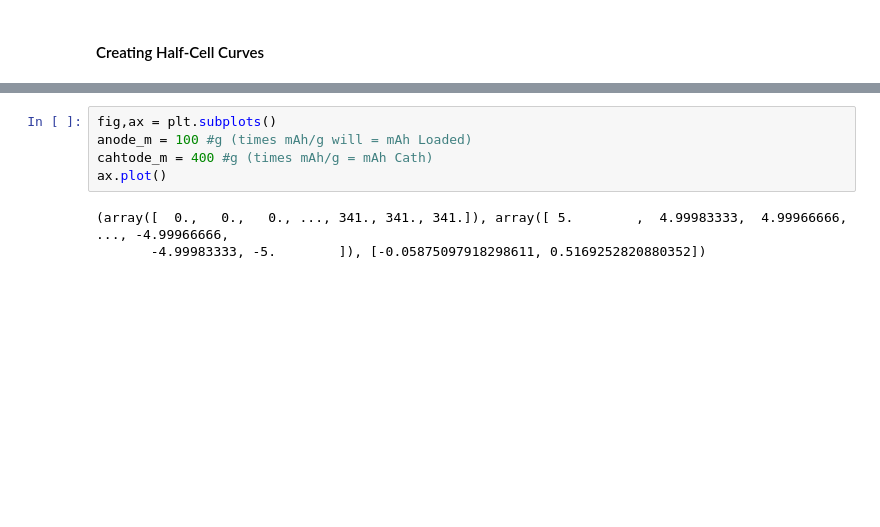
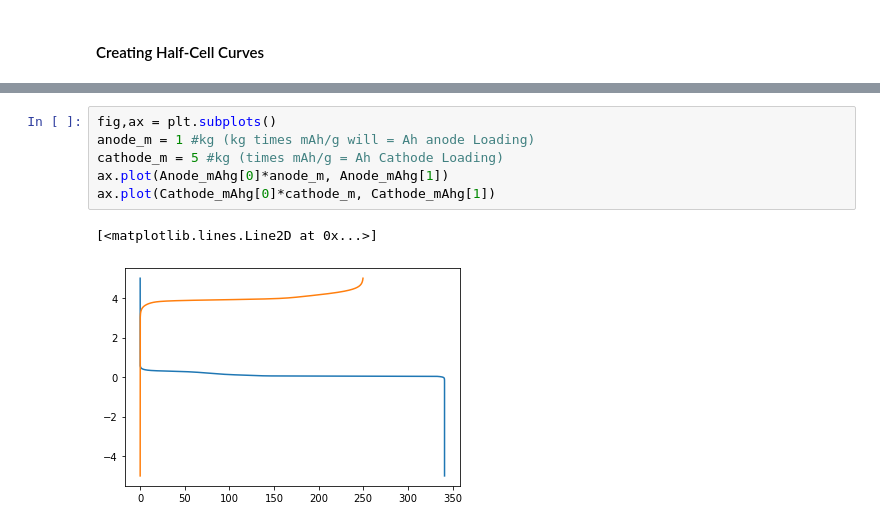
Before and after one commit to FencerDave/battchem, a Jupyter notebook: Status_2020-05-05.ipynb, the cells around one changed output, grey strips where cells are left out. Cells and saved outputs as stored; diff of their text form; blank space fills up the shorter version.

```diff
--- a/Status_2020-05-05.ipynb
+++ b/Status_2020-05-05.ipynb
@@ -44,8 +47,9 @@ Anode Half-Cell Buildup, for Li-Graphite Insertion (V vs Li/Li+)
 # %%
 fig,ax = plt.subplots()
-anode_m = 100 #g (times mAh/g will = mAh Loaded)
-cahtode_m = 400 #g (times mAh/g = mAh Cath)
-ax.plot()
+anode_m = 1 #kg (kg times mAh/g will = Ah anode Loading)
+cathode_m = 5 #kg (times mAh/g = Ah Cathode Loading)
+ax.plot(Anode_mAhg[0]*anode_m, Anode_mAhg[1])
+ax.plot(Cathode_mAhg[0]*cathode_m, Cathode_mAhg[1])
 # %% [output]
-(array([  0.,   0.,   0., ..., 341., 341., 341.]), array([ 5.        ,  4.99983333,  4.99966666, ..., -4.99966666,
-       -4.99983333, -5.        ]), [-0.05875097918298611, 0.5169252820880352])
+[<matplotlib.lines.Line2D at 0x...>]
+[figure, added]
```
Also changed, not shown: parts of 5 cells of this notebook.
